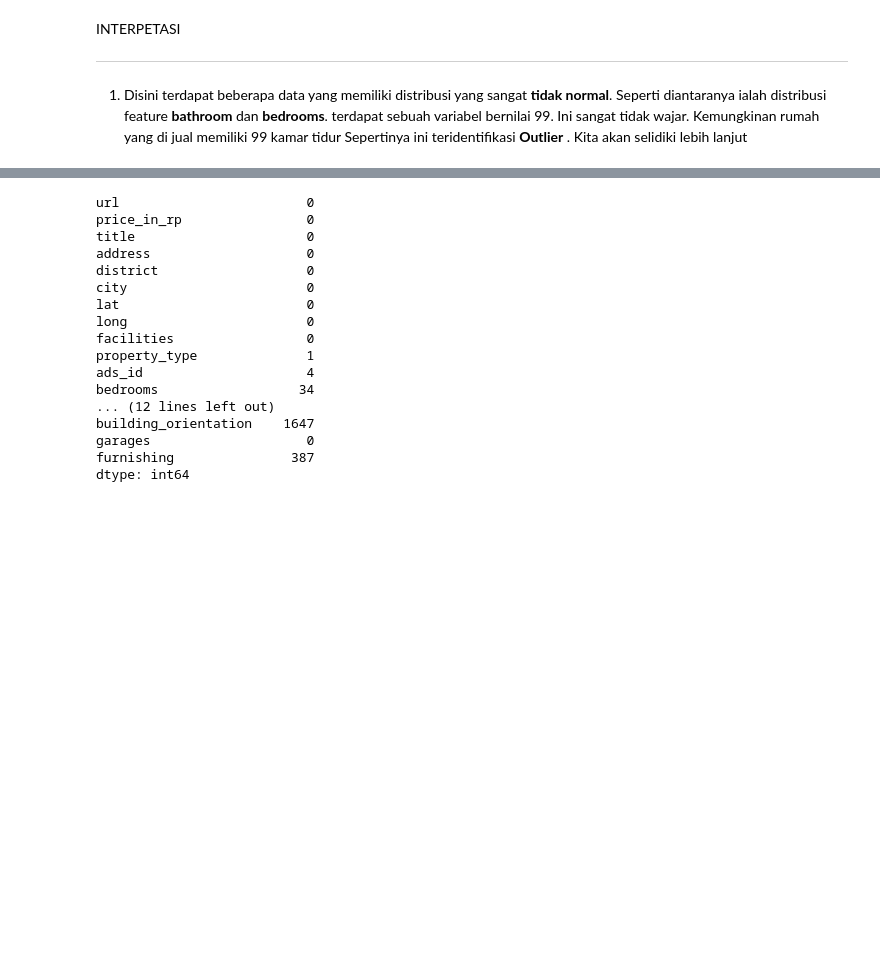
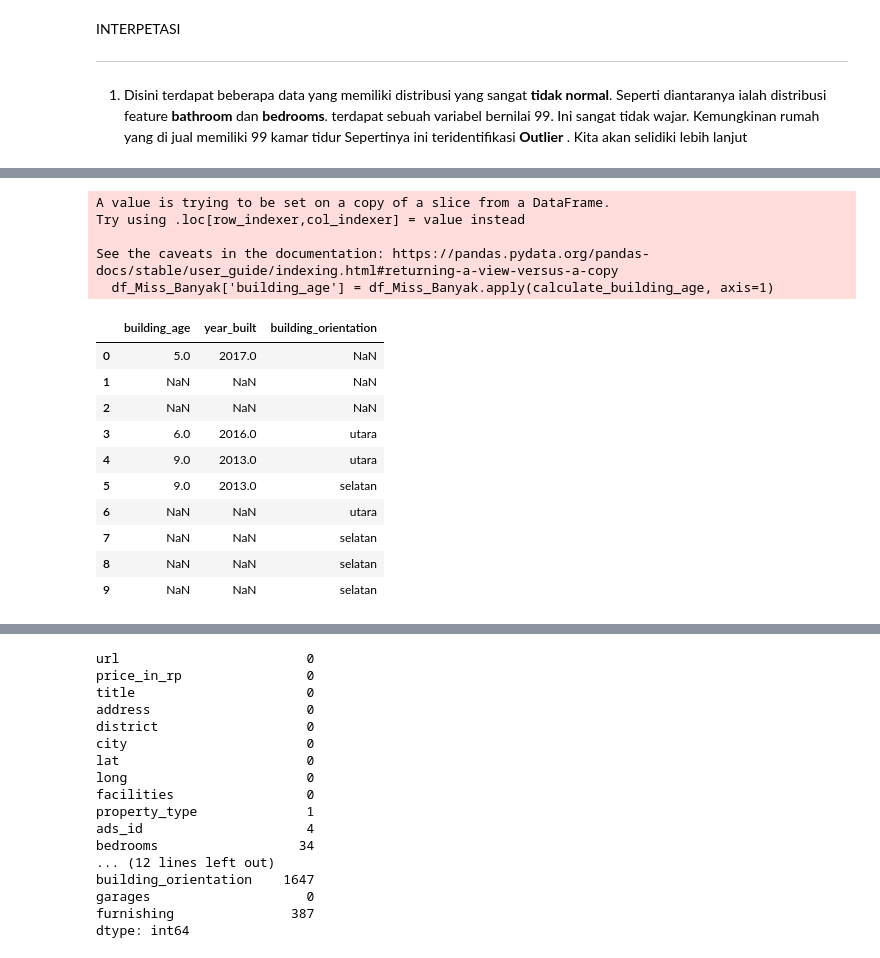
Before and after one commit to abdinegara783/ISFEST2023, a Jupyter notebook: ISFEST_Abdi.ipynb, the cells around one changed output, grey strips where cells are left out. Saved outputs shown, nothing was run; the diff lists cells and outputs as text; code cells hidden in the pictures; blank space fills up the shorter version.

```diff
--- a/ISFEST_Abdi.ipynb
+++ b/ISFEST_Abdi.ipynb
@@ -187,0 +254,30 @@ INTERPETASI
+# %%
+# Membuat fungsi untuk menghitung building_age
+def calculate_building_age(row):
+    if np.isnan(row['year_built']):
+        return np.nan
+    else:
+        return 2022 - row['year_built']
+
+# Menggunakan fungsi apply untuk menghitung building_age
+df_Miss_Banyak['building_age'] = df_Miss_Banyak.apply(calculate_building_age, axis=1)
+# %% [output]
+A value is trying to be set on a copy of a slice from a DataFrame.
+Try using .loc[row_indexer,col_indexer] = value instead
+
+See the caveats in the documentation: https://pandas.pydata.org/pandas-docs/stable/user_guide/indexing.html#returning-a-view-versus-a-copy
+  df_Miss_Banyak['building_age'] = df_Miss_Banyak.apply(calculate_building_age, axis=1)
+# %%
+df_Miss_Banyak.head(10)
+# %% [output]
+|  | building_age | year_built | building_orientation |
+| 0 | 5.0 | 2017.0 | NaN |
+| 1 | NaN | NaN | NaN |
+| 2 | NaN | NaN | NaN |
+| 3 | 6.0 | 2016.0 | utara |
+| 4 | 9.0 | 2013.0 | utara |
+| 5 | 9.0 | 2013.0 | selatan |
+| 6 | NaN | NaN | utara |
+| 7 | NaN | NaN | selatan |
+| 8 | NaN | NaN | selatan |
+| 9 | NaN | NaN | selatan |
```
Also changed, not shown: parts of 10 cells of this notebook.
